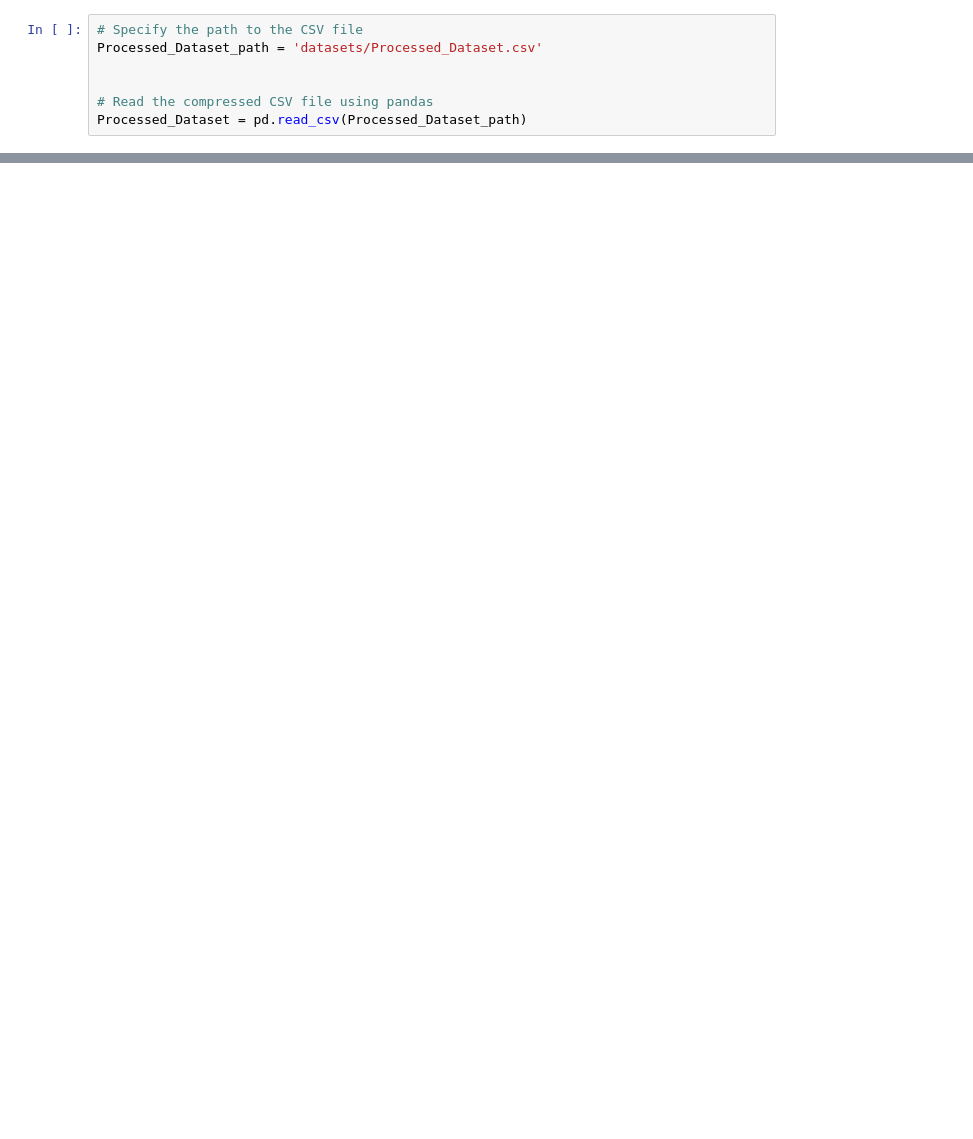
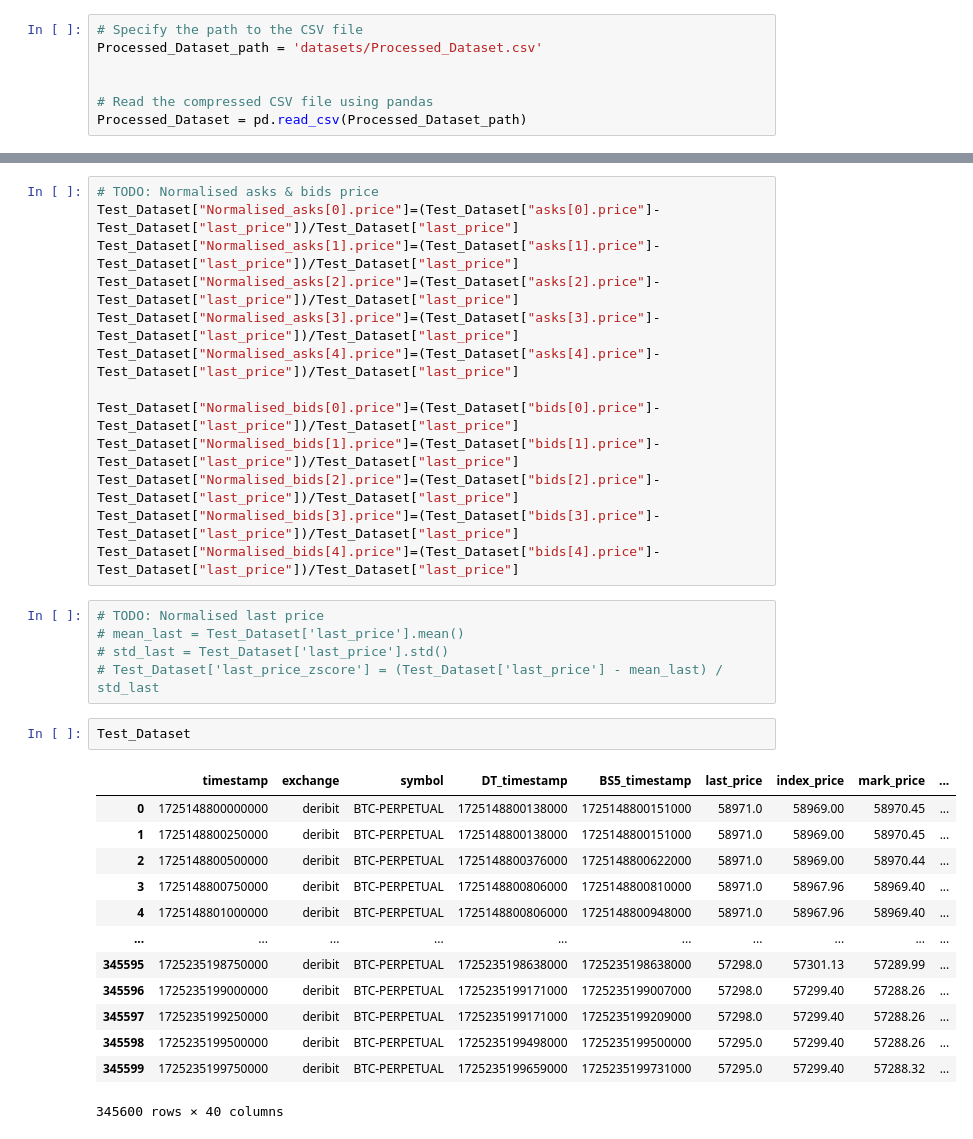
Before and after one commit to jyam12/FYP, a Jupyter notebook: read_data.ipynb, the cells around one changed output, grey strips where cells are left out. Drawn from its saved outputs; the diff is of its cells as text; blank space fills up the shorter version.

```diff
--- a/read_data.ipynb
+++ b/read_data.ipynb
@@ -113,0 +79,34 @@ plt.show()
+# %%
+# TODO: Normalised asks & bids price
+Test_Dataset["Normalised_asks[0].price"]=(Test_Dataset["asks[0].price"]-Test_Dataset["last_price"])/Test_Dataset["last_price"]
+Test_Dataset["Normalised_asks[1].price"]=(Test_Dataset["asks[1].price"]-Test_Dataset["last_price"])/Test_Dataset["last_price"]
+Test_Dataset["Normalised_asks[2].price"]=(Test_Dataset["asks[2].price"]-Test_Dataset["last_price"])/Test_Dataset["last_price"]
+Test_Dataset["Normalised_asks[3].price"]=(Test_Dataset["asks[3].price"]-Test_Dataset["last_price"])/Test_Dataset["last_price"]
+Test_Dataset["Normalised_asks[4].price"]=(Test_Dataset["asks[4].price"]-Test_Dataset["last_price"])/Test_Dataset["last_price"]
+
+Test_Dataset["Normalised_bids[0].price"]=(Test_Dataset["bids[0].price"]-Test_Dataset["last_price"])/Test_Dataset["last_price"]
+Test_Dataset["Normalised_bids[1].price"]=(Test_Dataset["bids[1].price"]-Test_Dataset["last_price"])/Test_Dataset["last_price"]
+Test_Dataset["Normalised_bids[2].price"]=(Test_Dataset["bids[2].price"]-Test_Dataset["last_price"])/Test_Dataset["last_price"]
+Test_Dataset["Normalised_bids[3].price"]=(Test_Dataset["bids[3].price"]-Test_Dataset["last_price"])/Test_Dataset["last_price"]
+Test_Dataset["Normalised_bids[4].price"]=(Test_Dataset["bids[4].price"]-Test_Dataset["last_price"])/Test_Dataset["last_price"]
+# %%
+# TODO: Normalised last price
+# mean_last = Test_Dataset['last_price'].mean()
+# std_last = Test_Dataset['last_price'].std()
+# Test_Dataset['last_price_zscore'] = (Test_Dataset['last_price'] - mean_last) / std_last
+# %%
+Test_Dataset
+# %% [output]
+|  | timestamp | exchange | symbol | DT_timestamp | BS5_timestamp | last_price | index_price | mark_price | ... |
+| 0 | 1725148800000000 | deribit | BTC-PERPETUAL | 1725148800138000 | 1725148800151000 | 58971.0 | 58969.00 | 58970.45 | ... |
+| 1 | 1725148800250000 | deribit | BTC-PERPETUAL | 1725148800138000 | 1725148800151000 | 58971.0 | 58969.00 | 58970.45 | ... |
+| 2 | 1725148800500000 | deribit | BTC-PERPETUAL | 1725148800376000 | 1725148800622000 | 58971.0 | 58969.00 | 58970.44 | ... |
+| 3 | 1725148800750000 | deribit | BTC-PERPETUAL | 1725148800806000 | 1725148800810000 | 58971.0 | 58967.96 | 58969.40 | ... |
+| 4 | 1725148801000000 | deribit | BTC-PERPETUAL | 1725148800806000 | 1725148800948000 | 58971.0 | 58967.96 | 58969.40 | ... |
+| ... | ... | ... | ... | ... | ... | ... | ... | ... | ... |
+| 345595 | 1725235198750000 | deribit | BTC-PERPETUAL | 1725235198638000 | 1725235198638000 | 57298.0 | 57301.13 | 57289.99 | ... |
+| 345596 | 1725235199000000 | deribit | BTC-PERPETUAL | 1725235199171000 | 1725235199007000 | 57298.0 | 57299.40 | 57288.26 | ... |
+| 345597 | 1725235199250000 | deribit | BTC-PERPETUAL | 1725235199171000 | 1725235199209000 | 57298.0 | 57299.40 | 57288.26 | ... |
+| 345598 | 1725235199500000 | deribit | BTC-PERPETUAL | 1725235199498000 | 1725235199500000 | 57295.0 | 57299.40 | 57288.26 | ... |
+| 345599 | 1725235199750000 | deribit | BTC-PERPETUAL | 1725235199659000 | 1725235199731000 | 57295.0 | 57299.40 | 57288.32 | ... |
+345600 rows × 40 columns
```
Also changed, not shown: parts of 23 cells of this notebook, 7 other files.
